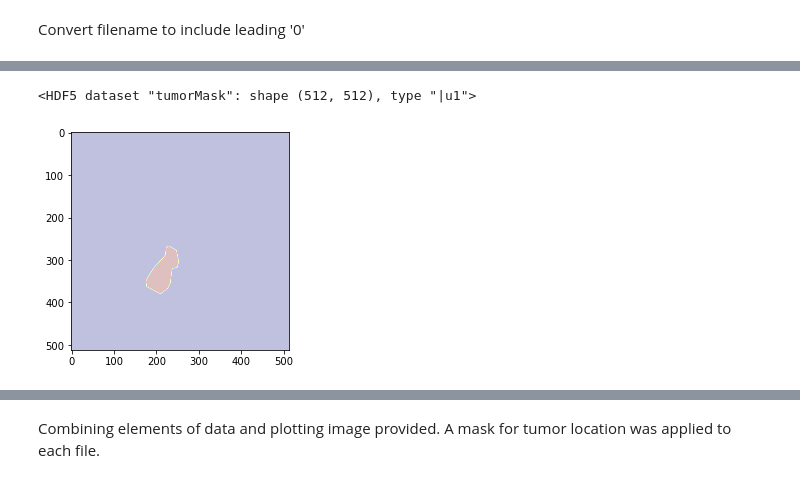
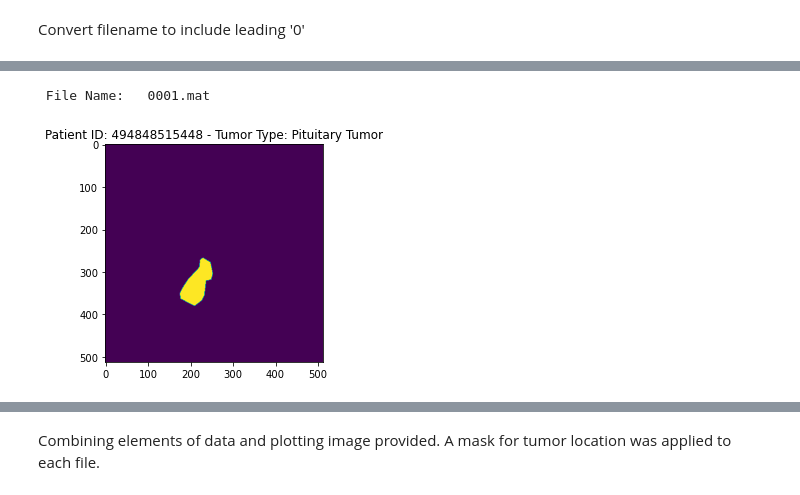
Before and after one commit to FatherVinyard/Springboard-Capstone, a Jupyter notebook: Capstone Two Exploratory Data Analysis.ipynb, the cells around one changed output, grey strips where cells are left out. Cells and saved outputs as stored; diff of their text form; code cells hidden in the pictures.

```diff
--- a/Capstone Two Exploratory Data Analysis.ipynb
+++ b/Capstone Two Exploratory Data Analysis.ipynb
@@ -113,0 +101,12 @@ with h5py.File('0001.mat', 'r') as f:
+# %%
+print('\033[1m', "File Name: ", '\033[0m', '0001.mat')
+plt.imshow(image)
+if label == 1:
+    label = " - Tumor Type: Meningioma"
+elif label == 2:
+    label = " - Tumor Type: Glioma"
+else:
+    label = " - Tumor Type: Pituitary Tumor"
+plt.title(PID + label)
+cmap = plt.cm.jet
+plt.imsave('C:/Users/vinhm/Springboard-Capstone/Capstone Two Data Wrangling/Data/images/0001_mri.png', image, cmap=cmap)
@@ -114,8 +116,14 @@ with h5py.File('0001.mat', 'r') as f:
 # %%
-with h5py.File('0001.mat', 'r') as f:
-    tumorMask = f['cjdata']['tumorMask']
-    maskplot = plt.imshow(tumorMask, cmap='jet', alpha=0.25)
-    print(tumorMask)
+print('\033[1m', "File Name: ", '\033[0m', '0001.mat')
+plt.imshow(tumorMask)
+if label == 1:
+    label = " - Tumor Type: Meningioma"
+elif label == 2:
+    label = " - Tumor Type: Glioma"
+else:
+    label = " - Tumor Type: Pituitary Tumor"
+plt.title(PID + label)
+plt.imsave('C:/Users/vinhm/Springboard-Capstone/Capstone Two Data Wrangling/Data/images/0001_mask.png', tumorMask, cmap=cmap)
 # %% [output]
-<HDF5 dataset "tumorMask": shape (512, 512), type "|u1">
+ File Name:   0001.mat
-[figure, old version]
+[figure, new version]
```
Also changed, not shown: parts of 7 cells of this notebook, 2 other files.
